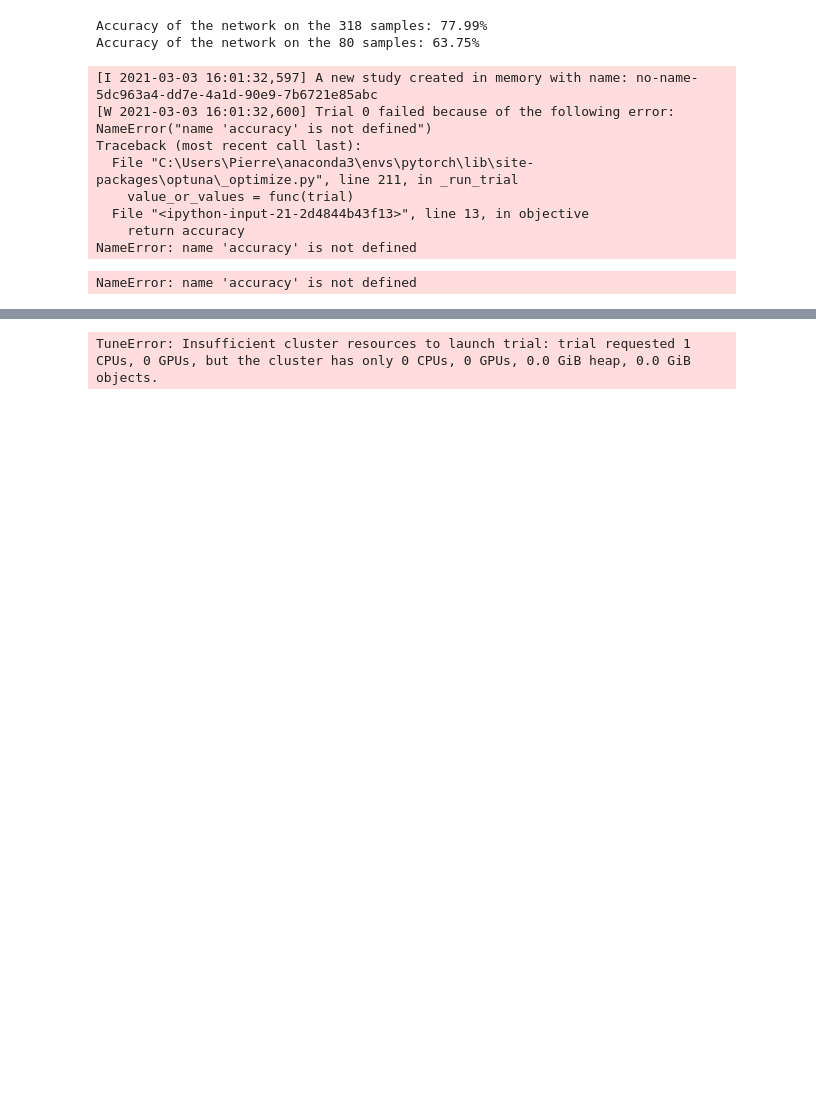
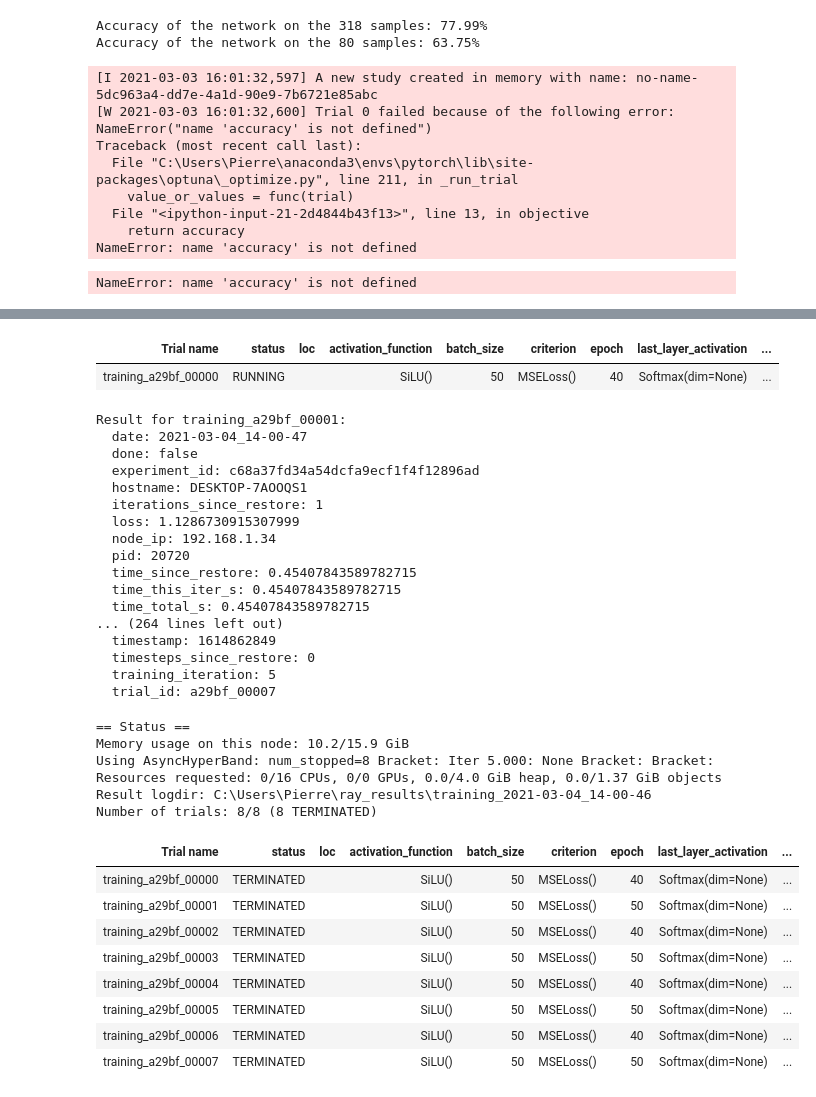
Before and after one commit to Wasilp/DL-wine-quality, a Jupyter notebook: experiments_personal_model.ipynb, the cells around one changed output, grey strips where cells are left out. Saved outputs shown, nothing was run; the diff lists cells and outputs as text; code cells hidden in the pictures; blank space fills up the shorter version.

```diff
--- a/experiments_personal_model.ipynb
+++ b/experiments_personal_model.ipynb
@@ -132,7 +116,7 @@ y_test = torch.tensor(y_test.astype('int32'))
 # %%
 # NEED TO DEFINE NEURONS,BATCH,EPOCHS,NB_LAYER,MODEL,LOSS FUNC
 #nb_hidden_neurons = 100
-#nb_layer = 4
+nb_layer = 4
 nb_features=X_train.shape[1]
 nb_classes = len(pd.unique(df['quality']))
 #activation_function = nn.SiLU()
@@ -191,15 +175,25 @@ def training(config):
     Returns:
     - loss_list : [List[double]] : value of the loss every `nb_steps_loss_sum` steps
     """
+
     nb_steps_loss_sum = 10
-    optimizer = config["batch_size"]
+    #optimizer = config["optimizer"]
     batch_size = config["batch_size"]
     epochs = config["epoch"]
+    nb_layer = 4
+    activation_function=config["activation_function"]
+    last_layer_activation=config["last_layer_activation"]
+    nb_hidden_neurons=config["nb_hidden_neurons"]
 
-    my_nn = Network(nb_features,nb_classes,layer_kind,nb_layer=config["nb_layer"],activation_function=config["activation_function"],
-    last_layer_activation=config["last_layer_activation"],nb_hidden_neurons=config["nb_hidden_neurons"])
+    my_nn = Network(nb_features,nb_classes,
+                    nb_layer,
+                    activation_function,
+                    last_layer_activation,
+                    layer_kind,
+                    nb_hidden_neurons)
+    my_nn
 
-    optimizer = torch.optim.optimizer(my_nn.parameters(), lr=learning_rate)
+    optimizer = torch.optim.AdamW(my_nn.parameters(), lr=config["lr"])
     loss_list = []
     running_loss = 0
     batch_nb = 0
@@ -218,7 +212,7 @@ def training(config):
             # - compute the forward pass
             output = my_nn(input_batch.float())
             # - compute the loss
-            loss = criterion(output, target.float())
+            loss = config["criterion"](output, target.float())
             # - backpropagate
             loss.backward()
             # - do a step
@@ -235,7 +229,7 @@ def training(config):
 
             batch_nb+= 1
 
-        tune.report(loss=abs(loss_list))
+        tune.report(loss=abs(loss_list[len(loss_list)-1]))
 # %%
 nb_steps_loss_sum = 10
 loss = training(batch_size=batch_size, nb_steps_loss_sum=nb_steps_loss_sum,epochs=epochs)
@@ -308,20 +302,19 @@ scheduler = ASHAScheduler(
 
 
 search_space = {
-    "lr": tune.sample_from(lambda spec: 10**(-10 * np.random.rand())),
+    "lr": tune.grid_search([0.01,0.001]),
     #"momentum": tune.uniform(0.1, 0.9),
-    "batch_size": tune.grid_search([50,60]),
-    "optimizer": tune.grid_search(['Adam']),
-    "epoch": tune.grid_search([20, 30,40,50]),
-    "nb_hidden_neurons": tune.grid_search([10, 20, 30]),
-    "nb_layer": tune.grid_search([3,4]),
-    "activation_function": tune.grid_search(['Relu','SiLU']),
+    "batch_size": tune.grid_search([50]),
+    #"optimizer": tune.grid_search(['Adam']),
+    "epoch": tune.grid_search([40,50]),
+    "nb_hidden_neurons": tune.grid_search([10,20]),
+    "activation_function": tune.grid_search([nn.SiLU()]),
     "last_layer_activation": tune.grid_search([nn.Softmax()]),
     "criterion": tune.grid_search([nn.MSELoss()]),
 }
 
 analysis = tune.run(training, config=search_space,scheduler=scheduler)
-print("Best config: ", analysis.get_best_config(metric="mean_accuracy"))
+print("Best config: ", analysis.get_best_config(metric="loss",mode="min"))
 
 # Get a dataframe for analyzing trial results.
 test = analysis.dataframe()
@@ -334 +328,34 @@ test = analysis.dataframe()
+| Trial name | status | loc | activation_function | batch_size | criterion | epoch | last_layer_activation | ... |
+| training_a29bf_00000 | RUNNING |  | SiLU() | 50 | MSELoss() | 40 | Softmax(dim=None) | ... |
-TuneError: Insufficient cluster resources to launch trial: trial requested 1 CPUs, 0 GPUs, but the cluster has only 0 CPUs, 0 GPUs, 0.0 GiB heap, 0.0 GiB objects.
+Result for training_a29bf_00001:
+  date: 2021-03-04_14-00-47
+  done: false
+  experiment_id: c68a37fd34a54dcfa9ecf1f4f12896ad
+  hostname: DESKTOP-7AOOQS1
+  iterations_since_restore: 1
+  loss: 1.1286730915307999
+  node_ip: 192.168.1.34
+  pid: 20720
+  time_since_restore: 0.45407843589782715
+  time_this_iter_s: 0.45407843589782715
+  time_total_s: 0.45407843589782715
+... (264 lines left out)
+  timestamp: 1614862849
+  timesteps_since_restore: 0
+  training_iteration: 5
+  trial_id: a29bf_00007
+== Status ==
+Memory usage on this node: 10.2/15.9 GiB
+Using AsyncHyperBand: num_stopped=8 Bracket: Iter 5.000: None Bracket: Bracket:
+Resources requested: 0/16 CPUs, 0/0 GPUs, 0.0/4.0 GiB heap, 0.0/1.37 GiB objects
+Result logdir: C:\Users\Pierre\ray_results\training_2021-03-04_14-00-46
+Number of trials: 8/8 (8 TERMINATED)
+| Trial name | status | loc | activation_function | batch_size | criterion | epoch | last_layer_activation | ... |
+| training_a29bf_00000 | TERMINATED |  | SiLU() | 50 | MSELoss() | 40 | Softmax(dim=None) | ... |
+| training_a29bf_00001 | TERMINATED |  | SiLU() | 50 | MSELoss() | 50 | Softmax(dim=None) | ... |
+| training_a29bf_00002 | TERMINATED |  | SiLU() | 50 | MSELoss() | 40 | Softmax(dim=None) | ... |
+| training_a29bf_00003 | TERMINATED |  | SiLU() | 50 | MSELoss() | 50 | Softmax(dim=None) | ... |
+| training_a29bf_00004 | TERMINATED |  | SiLU() | 50 | MSELoss() | 40 | Softmax(dim=None) | ... |
+| training_a29bf_00005 | TERMINATED |  | SiLU() | 50 | MSELoss() | 50 | Softmax(dim=None) | ... |
+| training_a29bf_00006 | TERMINATED |  | SiLU() | 50 | MSELoss() | 40 | Softmax(dim=None) | ... |
+| training_a29bf_00007 | TERMINATED |  | SiLU() | 50 | MSELoss() | 50 | Softmax(dim=None) | ... |
```
Also changed, not shown: parts of 5 cells of this notebook.
